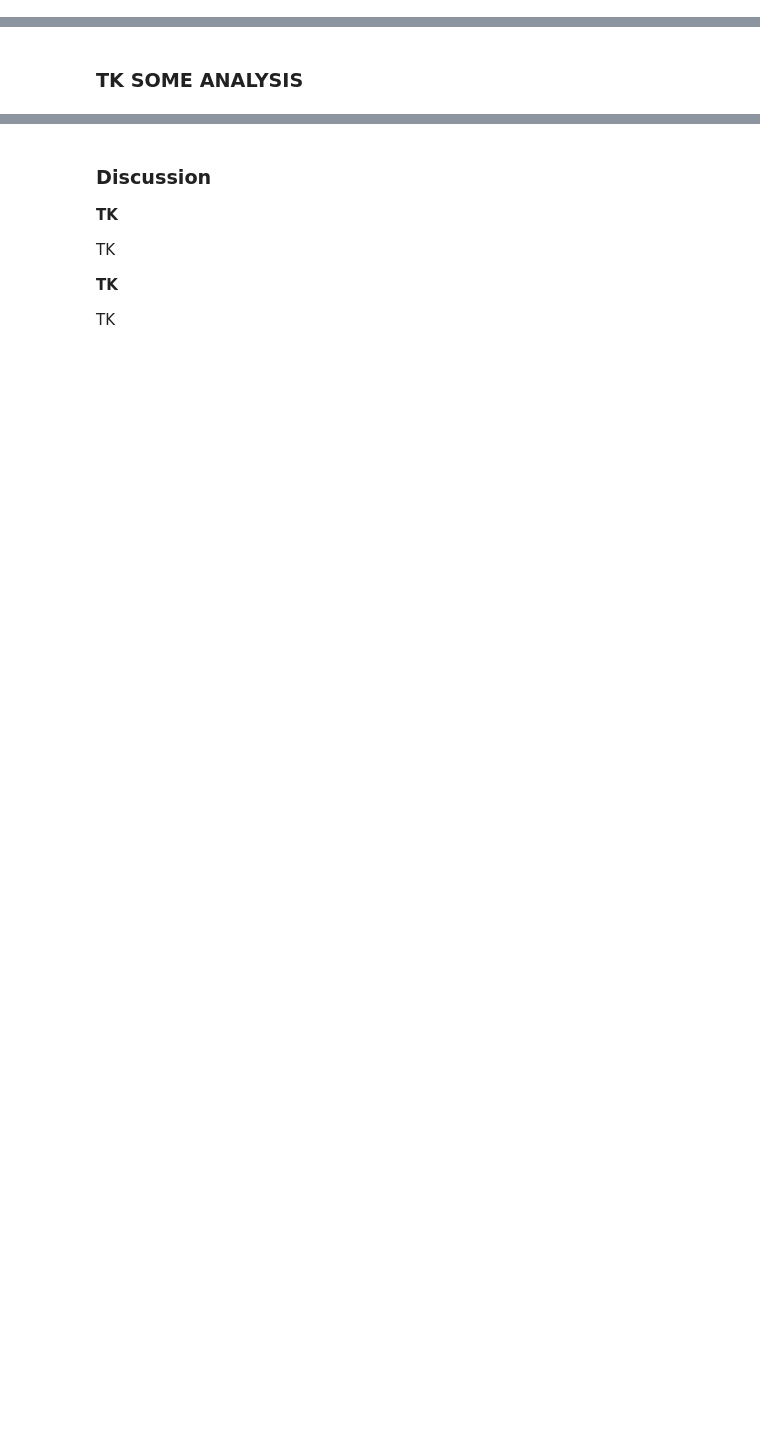
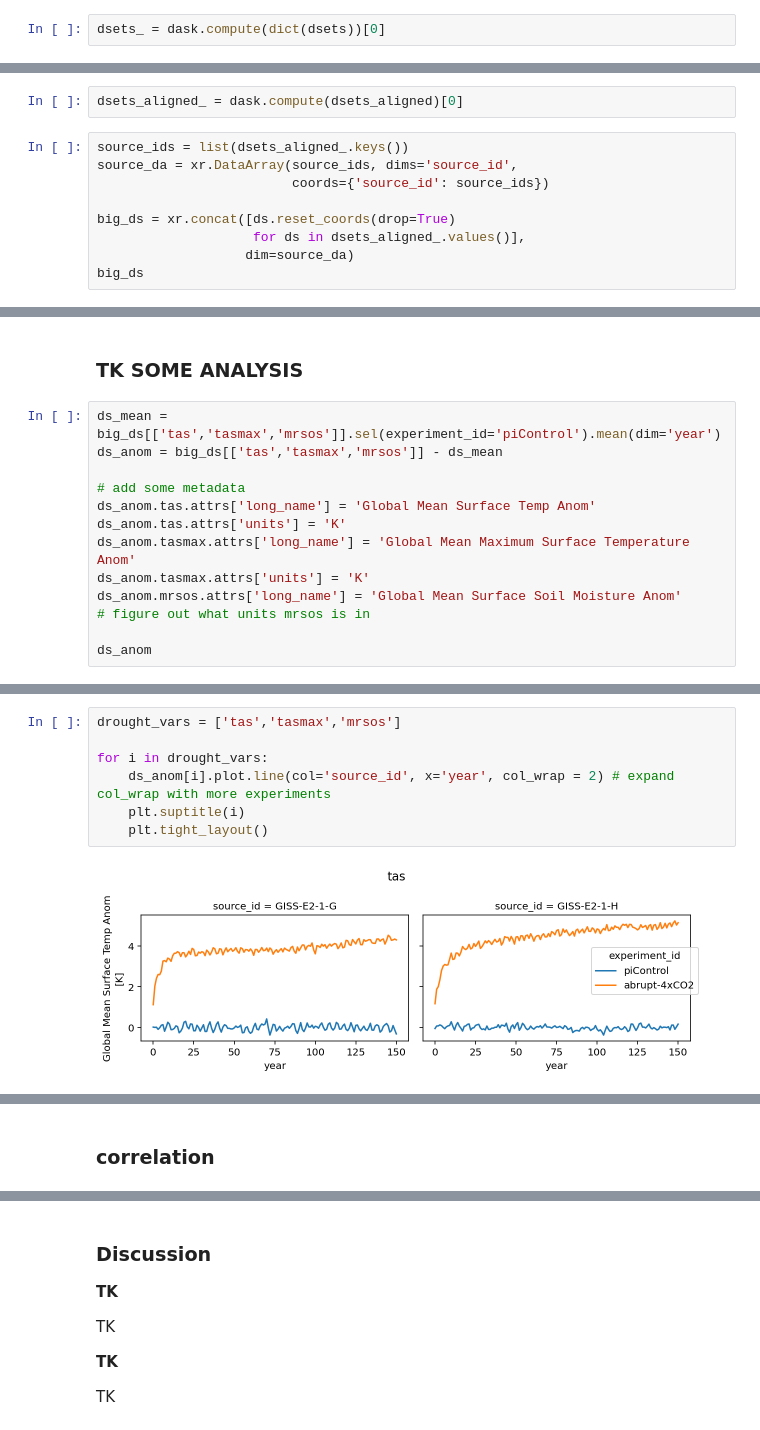
Before and after one commit to zentouro/rces-final, a Jupyter notebook: final_project.ipynb, the cells around one changed output, grey strips where cells are left out. Cells and saved outputs as stored; diff of their text form; blank space fills up the shorter version.

Commit message:
Add global anom caluclation and plot

```diff
--- a/final_project.ipynb
+++ b/final_project.ipynb
@@ -26,0 +183,2 @@ TK DATA USED
+# %%
+dsets_ = dask.compute(dict(dsets))[0]
@@ -26,0 +267,11 @@ TK DATA USED
+# %%
+dsets_aligned_ = dask.compute(dsets_aligned)[0]
+# %%
+source_ids = list(dsets_aligned_.keys())
+source_da = xr.DataArray(source_ids, dims='source_id',
+                         coords={'source_id': source_ids})
+
+big_ds = xr.concat([ds.reset_coords(drop=True)
+                    for ds in dsets_aligned_.values()],
+                   dim=source_da)
+big_ds
@@ -27,2 +290,15 @@ TK DATA USED
 # %% [markdown]
 ### TK SOME ANALYSIS
+# %%
+ds_mean = big_ds[['tas','tasmax','mrsos']].sel(experiment_id='piControl').mean(dim='year')
+ds_anom = big_ds[['tas','tasmax','mrsos']] - ds_mean
+
+# add some metadata
+ds_anom.tas.attrs['long_name'] = 'Global Mean Surface Temp Anom'
+ds_anom.tas.attrs['units'] = 'K'
+ds_anom.tasmax.attrs['long_name'] = 'Global Mean Maximum Surface Temperature Anom'
+ds_anom.tasmax.attrs['units'] = 'K'
+ds_anom.mrsos.attrs['long_name'] = 'Global Mean Surface Soil Moisture Anom'
+# figure out what units mrsos is in
+
+ds_anom
@@ -28,0 +316,9 @@ TK DATA USED
+# %%
+drought_vars = ['tas','tasmax','mrsos']
+
+for i in drought_vars:
+    ds_anom[i].plot.line(col='source_id', x='year', col_wrap = 2) # expand col_wrap with more experiments
+    plt.suptitle(i)
+    plt.tight_layout()
+# %% [output]
+[figure, added]
@@ -28,0 +327,2 @@ TK DATA USED
+# %% [markdown]
+### correlation
```
Also changed, not shown: parts of 33 cells of this notebook, 5 other files.
